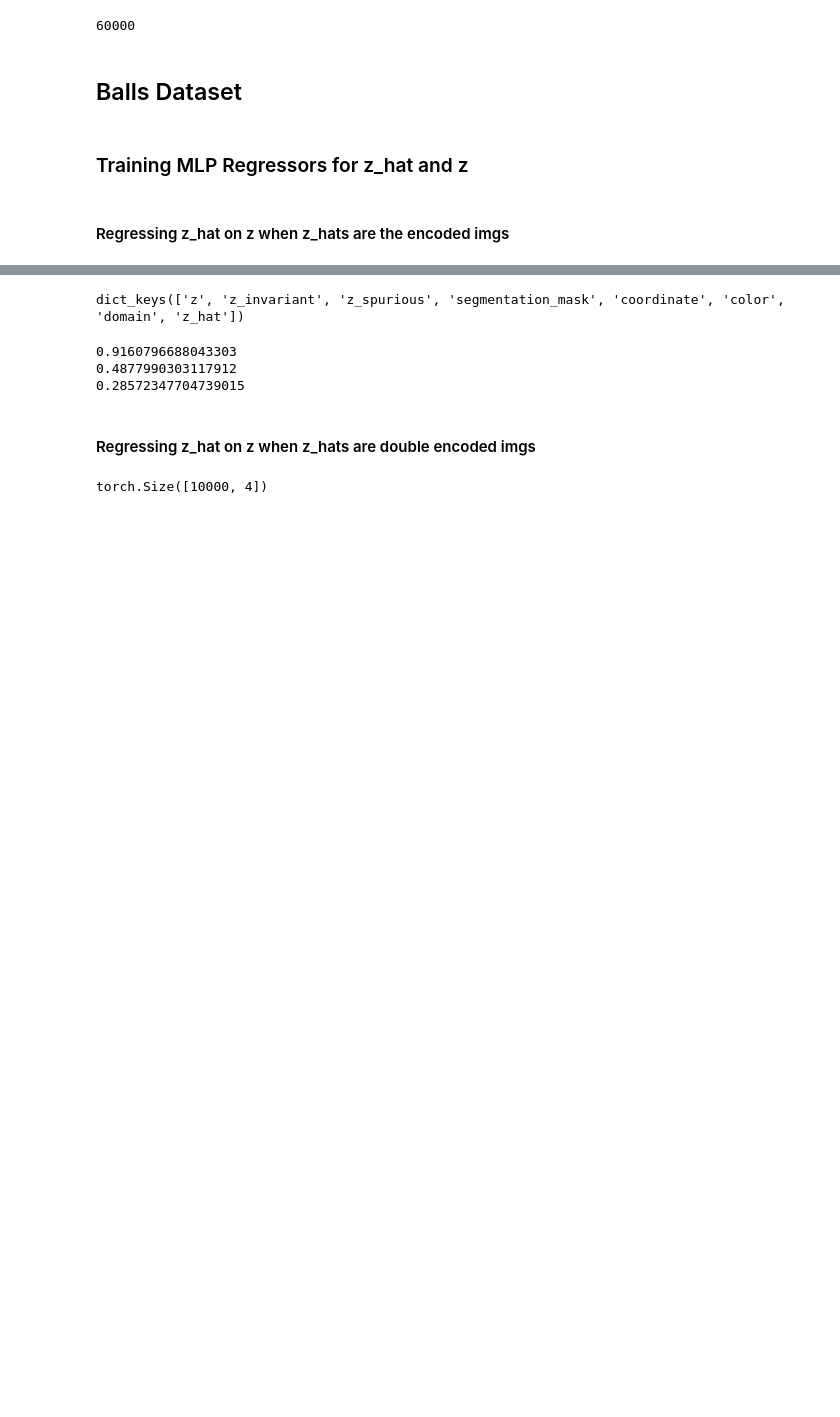
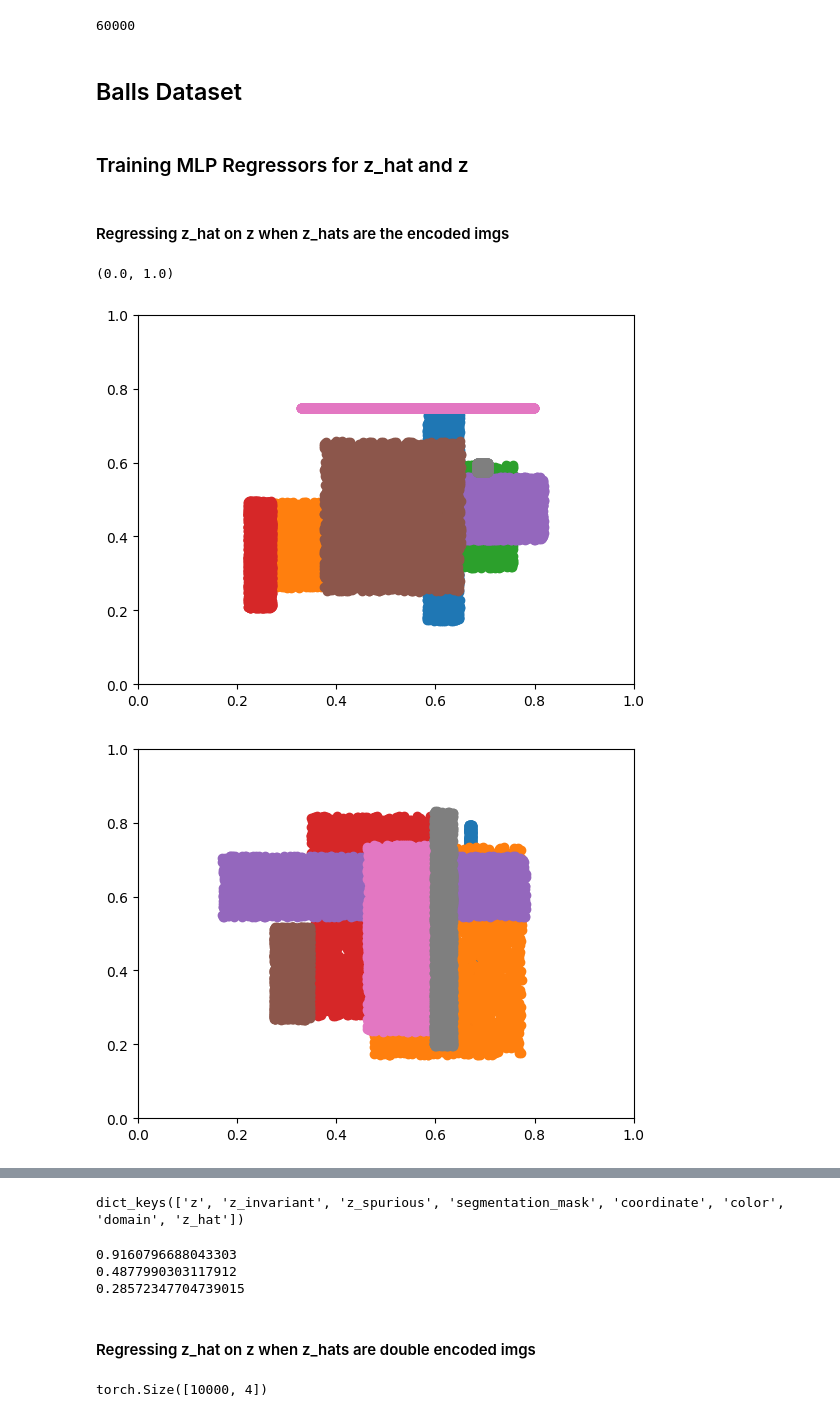
Before and after one commit to amansouri3476/MD-CRL, a Jupyter notebook: dataset_playground.ipynb, the cells around one changed output, grey strips where cells are left out. Drawn from its saved outputs; the diff is of its cells as text; code cells hidden in the pictures; blank space fills up the shorter version.

```diff
--- a/dataset_playground.ipynb
+++ b/dataset_playground.ipynb
@@ -292,7 +292,7 @@ with hydra.initialize(config_path=configs_path):
     config = hydra.compose(config_name=config_name,
                             overrides=[
                                 # "datamodule/dataset=mnist",
-                                "datamodule/dataset=multi_domain_mnist",
+                                "datamodule/dataset=md_mnist",
                                 "datamodule.dataset.num_domains=8",
                                 # "+ckpt_path='/home/mila/s/sayed.mansouri-tehrani/MD-CRL/autoencoder_multi_domain_mnist_32-epoch=52-val_loss=0.01.ckpt'",
                                 # "model.autoencoder.num_channels=3",
@@ -796,8 +800,41 @@ import torch
 #### Regressing z_hat on z when z_hats are the encoded imgs
 # %%
 # z_dim = 128
-# train_dataset = torch.load("/home/mila/s/sayed.mansouri-tehrani/scratch/logs/training/runs/autoencoder_md_balls_128_iv_1_sp_1/2023-09-30_04-32-40/encoded_img_md_balls_train.pt")
+train_dataset = torch.load("/home/mila/s/sayed.mansouri-tehrani/scratch/logs/training/runs/autoencoder_md_balls_128_iv_1_sp_1/2023-10-01_18-15-26/encoded_img_md_balls_train.pt")
 # z_dim = 64
 # train_dataset = torch.load("/home/mila/s/sayed.mansouri-tehrani/scratch/logs/training/runs/autoencoder_md_balls_64_iv_1_sp_1/2023-09-30_04-32-39/encoded_img_md_balls_train.pt")
 # z_dim = 24
-train_dataset = torch.load("/home/mila/s/sayed.mansouri-tehrani/scratch/logs/training/runs/autoencoder_md_balls_24_iv_1_sp_1/2023-09-30_04-32-39/encoded_img_md_balls_train.pt")
+# train_dataset = torch.load("/home/mila/s/sayed.mansouri-tehrani/scratch/logs/training/runs/autoencoder_md_balls_24_iv_1_sp_1/2023-09-30_04-32-39/encoded_img_md_balls_train.pt")
+# %%
+z = train_dataset["z"]
+domain = train_dataset["domain"]
+z_invariant = train_dataset["z_invariant"]
+z_spurious = train_dataset["z_spurious"]
+# plot z_spurious for each domain
+import matplotlib.pyplot as plt
+
+plt.figure()
+# for domain_idx in range(int(max(domain)) + 1):
+for domain_idx in range(8):
+    plt.scatter(z_spurious[(domain == domain_idx).squeeze(), 0], z_spurious[(domain == domain_idx).squeeze(), 1])
+    # set x and y limits to be in [0,1]
+    plt.xlim(0, 1)
+    plt.ylim(0, 1)
+
+plt.figure()
+# for domain_idx in range(int(max(domain)) + 1):
+for domain_idx in range(8, 16):
+    plt.scatter(z_spurious[(domain == domain_idx).squeeze(), 0], z_spurious[(domain == domain_idx).squeeze(), 1])
+    # set x and y limits to be in [0,1]
+    plt.xlim(0, 1)
+    plt.ylim(0, 1)
+
+plt.figure()
+plt.scatter(z_invariant[:, 0], z_invariant[:, 1])
+# set x and y limits to be in [0,1]
+plt.xlim(0, 1)
+plt.ylim(0, 1)
+# %% [output]
+(0.0, 1.0)
+[figure, added]
+[figure, added]
```
Also changed, not shown: parts of 19 cells of this notebook, 16 other files.
